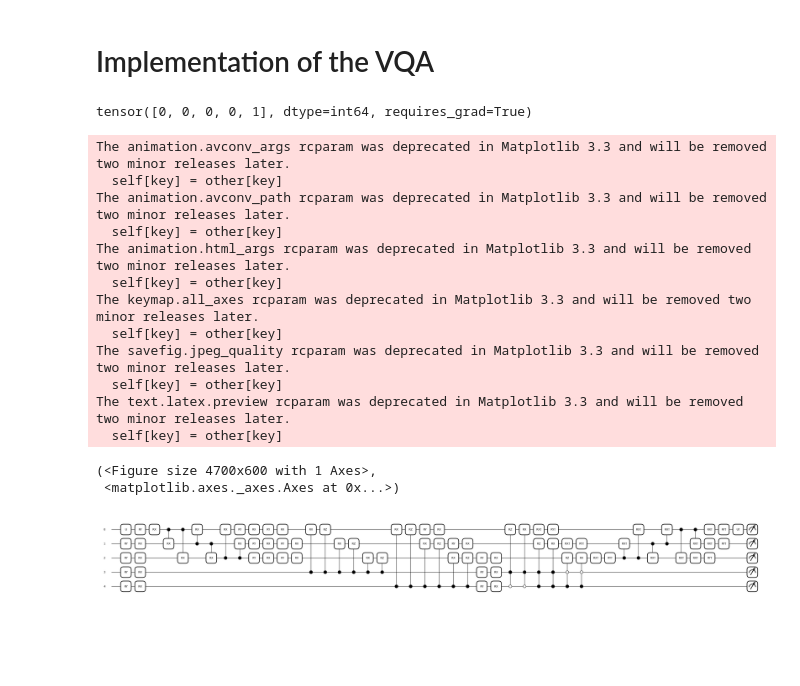
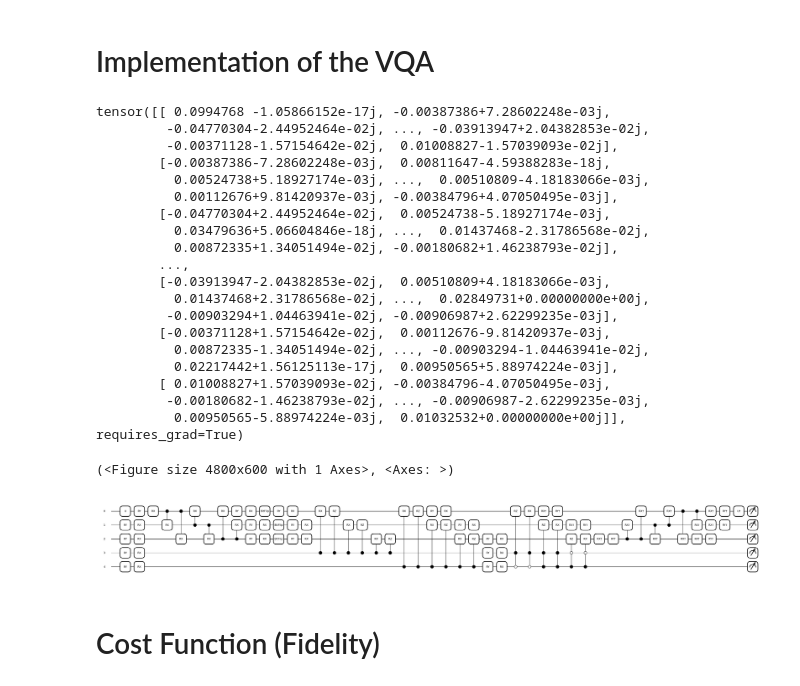
Before and after one commit to mattyen07/CPEN400Q-FinalProject, a Jupyter notebook: qec.ipynb, the cells around one changed output. Drawn from its saved outputs; the diff is of its cells as text; code cells hidden in the pictures; blank space fills up the shorter version.

Commit message:
Add bitflip noise

```diff
--- a/qec.ipynb
+++ b/qec.ipynb
@@ -194,38 +168,48 @@ Q_wires = list(range(Q_qubits))
 A_wires = list(range(Q_qubits, Q_qubits + A_qubits))
 B_Wires = list(range(Q_qubits + A_qubits, Q_qubits + A_qubits + B_qubits))
 
-dev = qml.device('default.qubit', wires=Q_qubits + A_qubits + B_qubits, shots=1)
+dev = qml.device('default.mixed', wires=Q_qubits + A_qubits + B_qubits)
 
 @qml.qnode(dev)
-def VQA(U, alpha, beta):
+def VQA_bitflip_noise(U, alpha, beta):
     prepare_Q(U, Q_wires)
     prepare_V_QA(alpha, Q_wires + A_wires)
     # Insert noise
+    qml.BitFlip(0.1, wires=Q_wires)
+    qml.BitFlip(0.1, wires=A_wires[0])
+    qml.BitFlip(0.1, wires=A_wires[1])
     prepare_W_QAB(beta, Q_wires + A_wires + B_wires)
     qml.adjoint(prepare_V_QA)(alpha, Q_wires + A_wires)
     qml.adjoint(prepare_Q)(U, Q_wires)
-    return qml.sample()
+    return qml.state()
 # %%
 U = qml.T.compute_matrix()
 # %%
-VQA(U, test_alpha, test_beta)
+VQA_bitflip_noise(U, test_alpha, test_beta)
 # %% [output]
-tensor([0, 0, 0, 0, 1], dtype=int64, requires_grad=True)
+tensor([[ 0.0994768 -1.05866152e-17j, -0.00387386+7.28602248e-03j,
+         -0.04770304-2.44952464e-02j, ..., -0.03913947+2.04382853e-02j,
+         -0.00371128-1.57154642e-02j,  0.01008827-1.57039093e-02j],
+        [-0.00387386-7.28602248e-03j,  0.00811647-4.59388283e-18j,
+          0.00524738+5.18927174e-03j, ...,  0.00510809-4.18183066e-03j,
+          0.00112676+9.81420937e-03j, -0.00384796+4.07050495e-03j],
+        [-0.04770304+2.44952464e-02j,  0.00524738-5.18927174e-03j,
+          0.03479636+5.06604846e-18j, ...,  0.01437468-2.31786568e-02j,
+          0.00872335+1.34051494e-02j, -0.00180682+1.46238793e-02j],
+        ...,
+        [-0.03913947-2.04382853e-02j,  0.00510809+4.18183066e-03j,
+          0.01437468+2.31786568e-02j, ...,  0.02849731+0.00000000e+00j,
+         -0.00903294+1.04463941e-02j, -0.00906987+2.62299235e-03j],
+        [-0.00371128+1.57154642e-02j,  0.00112676-9.81420937e-03j,
+          0.00872335-1.34051494e-02j, ..., -0.00903294-1.04463941e-02j,
+          0.02217442+1.56125113e-17j,  0.00950565+5.88974224e-03j],
+        [ 0.01008827+1.57039093e-02j, -0.00384796-4.07050495e-03j,
+         -0.00180682-1.46238793e-02j, ..., -0.00906987-2.62299235e-03j,
+          0.00950565-5.88974224e-03j,  0.01032532+0.00000000e+00j]], requires_grad=True)
 # %%
-qml.draw_mpl(VQA)(U, test_alpha, test_beta)
+qml.draw_mpl(VQA_bitflip_noise)(U, test_alpha, test_beta)
 # %% [output]
-The animation.avconv_args rcparam was deprecated in Matplotlib 3.3 and will be removed two minor releases later.
-  self[key] = other[key]
-The animation.avconv_path rcparam was deprecated in Matplotlib 3.3 and will be removed two minor releases later.
-  self[key] = other[key]
-The animation.html_args rcparam was deprecated in Matplotlib 3.3 and will be removed two minor releases later.
-  self[key] = other[key]
-The keymap.all_axes rcparam was deprecated in Matplotlib 3.3 and will be removed two minor releases later.
-  self[key] = other[key]
-The savefig.jpeg_quality rcparam was deprecated in Matplotlib 3.3 and will be removed two minor releases later.
-  self[key] = other[key]
-The text.latex.preview rcparam was deprecated in Matplotlib 3.3 and will be removed two minor releases later.
-  self[key] = other[key]
+(<Figure size 4800x600 with 1 Axes>, <Axes: >)
-(<Figure size 4700x600 with 1 Axes>,
- <matplotlib.axes._axes.Axes at 0x...>)
-[figure, old version]
+[figure, new version]
+# %% [markdown]
+# Cost Function (Fidelity)
```
Also changed, not shown: parts of 3 cells of this notebook.
